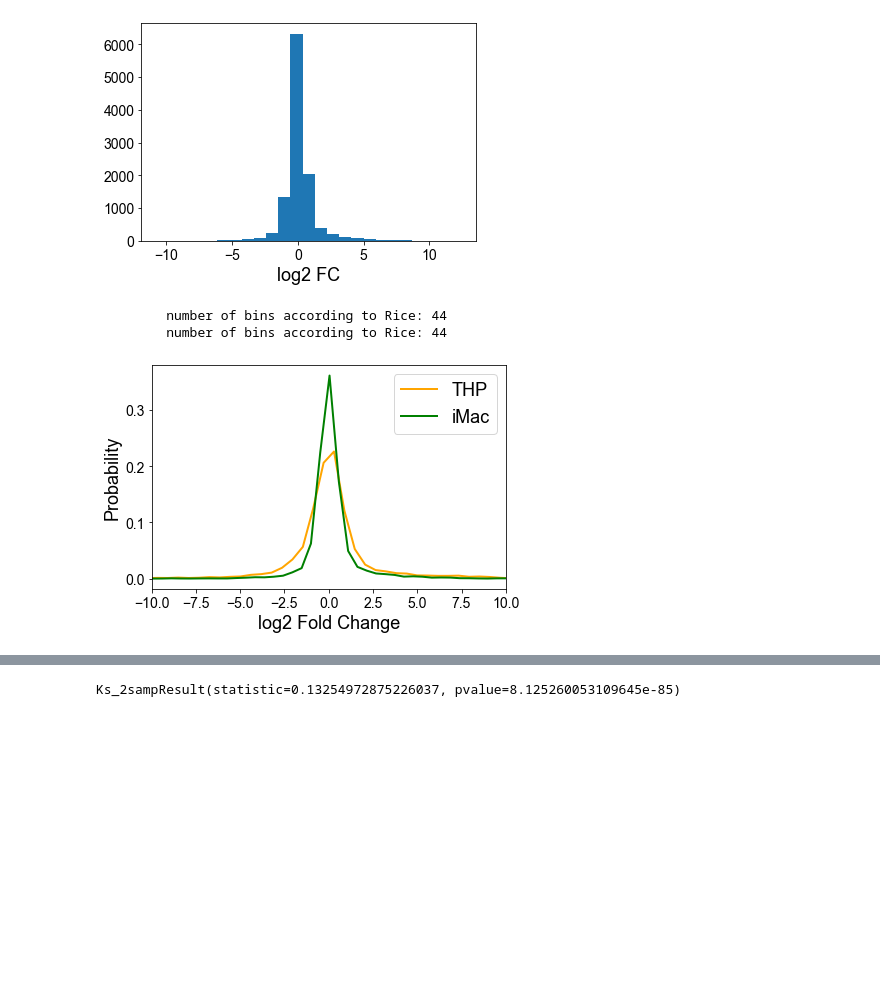
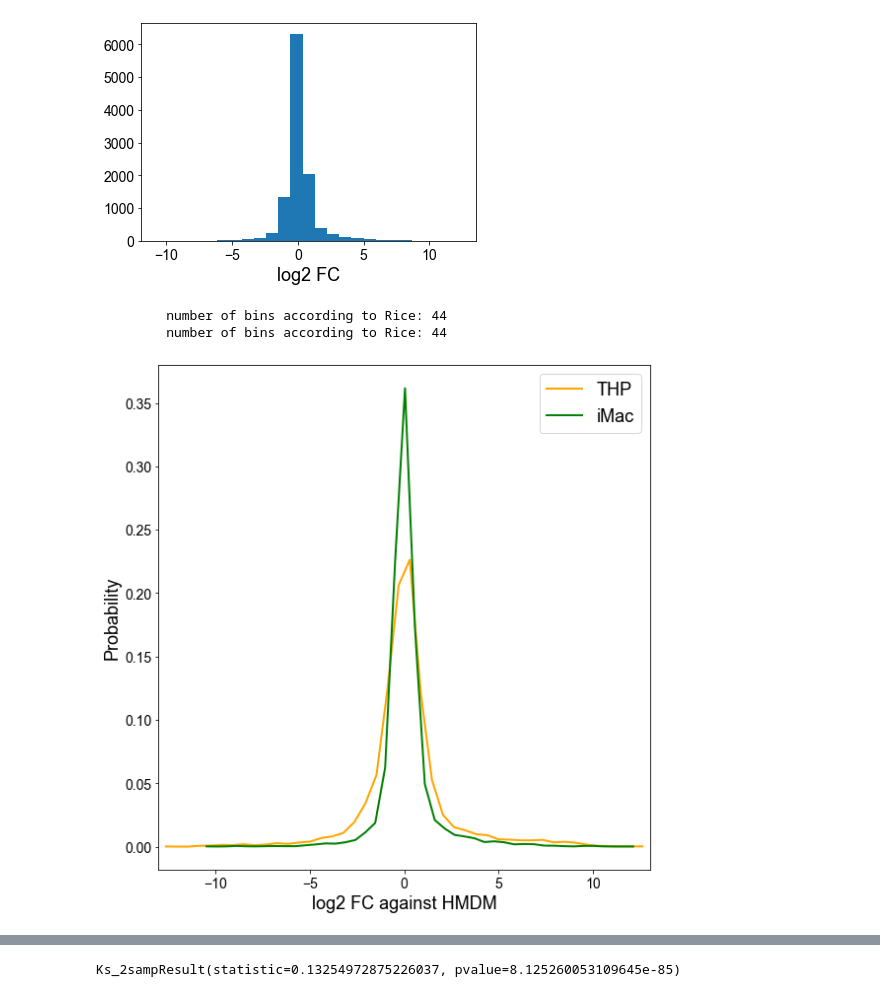
Before and after one commit to adelomana/uwm, a Jupyter notebook: transcriptomics/transcriptomics_final_analysis_E.ipynb, the cells around one changed output, grey strips where cells are left out. Cells and saved outputs as stored; diff of their text form; code cells hidden in the pictures; blank space fills up the shorter version.

```diff
--- a/transcriptomics/transcriptomics_final_analysis_E.ipynb
+++ b/transcriptomics/transcriptomics_final_analysis_E.ipynb
@@ -348,21 +348,23 @@ matplotlib.pyplot.xlabel('log2 FC')
 Text(0.5, 0, 'log2 FC')
 [figure]
 # %%
+matplotlib.pyplot.figure(None,(8,8))
+
 centersA,counts=histogrammer(df['log2FoldChange THP'].tolist())
 matplotlib.pyplot.plot(centersA,counts/sum(counts),'-',color='orange',lw=2,label='THP')
 
 centersB,counts=histogrammer(df['log2FoldChange iMac'].tolist())
 matplotlib.pyplot.plot(centersB,counts/sum(counts),'-',color='green',lw=2,label='iMac')
 
-matplotlib.pyplot.xlim(-10,10)
-matplotlib.pyplot.xlabel('log2 Fold Change')
+matplotlib.pyplot.xlim(-13,13)
+matplotlib.pyplot.xlabel('log2 FC against HMDM')
 matplotlib.pyplot.ylabel('Probability')
 matplotlib.pyplot.legend(fontsize=18)
 matplotlib.pyplot.tight_layout()
 
-matplotlib.pyplot.savefig('{}/figures/fold_change_probabilities_E.pdf'.format(results_dir))
+matplotlib.pyplot.savefig('{}/figures/FC_PDF_E.pdf'.format(results_dir))
 # %% [output]
          number of bins according to Rice: 44
          number of bins according to Rice: 44
-[figure, old version]
+[figure, new version]
 # %%
```
Also changed, not shown: parts of 6 cells of this notebook, 2 other files.
